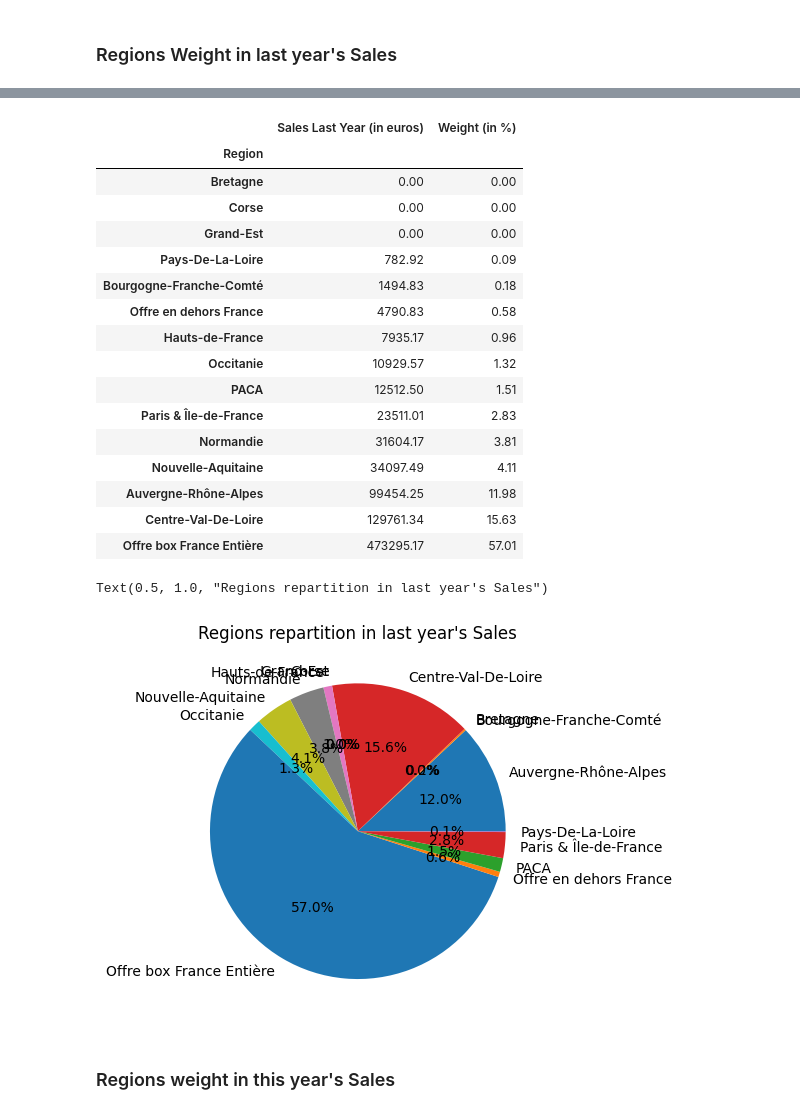
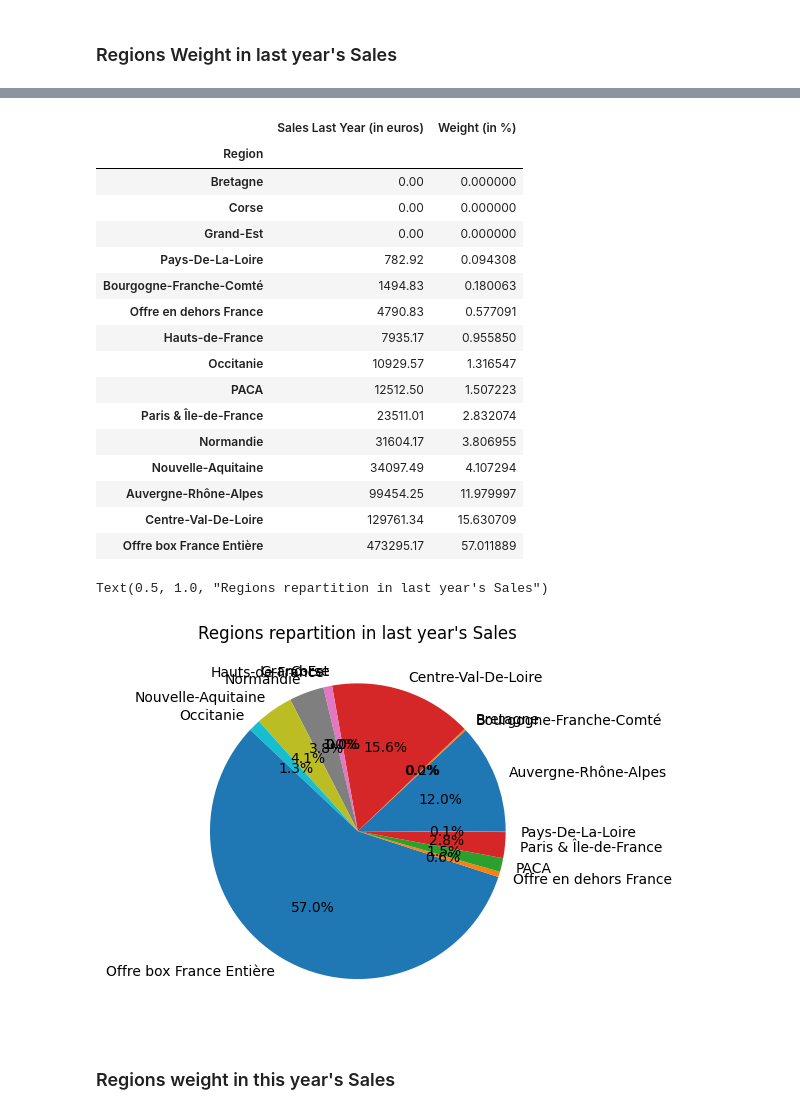
Before and after one commit to Alhuin/SmartBoxAnalysis, a Jupyter notebook: SmartBoxAnalysis.ipynb, the cells around one changed output, grey strips where cells are left out. Cells and saved outputs as stored; diff of their text form; code cells hidden in the pictures.

```diff
--- a/SmartBoxAnalysis.ipynb
+++ b/SmartBoxAnalysis.ipynb
@@ -270,10 +280,10 @@ Text(0.5, 1.0, 'Conversion Rate Evolution By Category')
 # %%
 sales_by_region = pd.Series(sales.groupby("Region")["Sales"].sum(), name="Sales (in euros)")
 sales_by_region_last_year = pd.Series(sales.groupby("Region")["Sales Last Year"].sum(), name="Sales Last Year (in euros)")
-weight_last_year = pd.Series((sales_by_region_last_year * 100 / total_sales_last_year).round(2), name="Weight (in %)")
-weight = pd.Series((sales_by_region * 100 / total_sales).round(2), name="Weight (in %)")
+weight_last_year = pd.Series((sales_by_region_last_year * 100 / total_sales_last_year), name="Weight (in %)")
+weight = pd.Series((sales_by_region * 100 / total_sales), name="Weight (in %)")
 
-print(f'total sales of last year: {total_sales_last_year.round(2)} euros')
+print(f'total sales of last year: {total_sales_last_year} euros')
 display(pd.concat([sales_by_region_last_year, weight_last_year], axis=1).sort_values(by="Weight (in %)"))
 fig, ax = plt.subplots()
 ax.pie(sales_by_region_last_year, labels=sales_by_region_last_year.keys(), autopct='%1.1f%%')
@@ -283,20 +293,20 @@ total sales of last year: 830169.25 euros
 |  | Sales Last Year (in euros) | Weight (in %) |
 | Region |  |  |
-| Bretagne | 0.00 | 0.00 |
-| Corse | 0.00 | 0.00 |
-| Grand-Est | 0.00 | 0.00 |
-| Pays-De-La-Loire | 782.92 | 0.09 |
-| Bourgogne-Franche-Comté | 1494.83 | 0.18 |
-| Offre en dehors France | 4790.83 | 0.58 |
-| Hauts-de-France | 7935.17 | 0.96 |
-| Occitanie | 10929.57 | 1.32 |
-| PACA | 12512.50 | 1.51 |
-| Paris & Île-de-France | 23511.01 | 2.83 |
-| Normandie | 31604.17 | 3.81 |
-| Nouvelle-Aquitaine | 34097.49 | 4.11 |
-| Auvergne-Rhône-Alpes | 99454.25 | 11.98 |
-| Centre-Val-De-Loire | 129761.34 | 15.63 |
-| Offre box France Entière | 473295.17 | 57.01 |
+| Bretagne | 0.00 | 0.000000 |
+| Corse | 0.00 | 0.000000 |
+| Grand-Est | 0.00 | 0.000000 |
+| Pays-De-La-Loire | 782.92 | 0.094308 |
+| Bourgogne-Franche-Comté | 1494.83 | 0.180063 |
+| Offre en dehors France | 4790.83 | 0.577091 |
+| Hauts-de-France | 7935.17 | 0.955850 |
+| Occitanie | 10929.57 | 1.316547 |
+| PACA | 12512.50 | 1.507223 |
+| Paris & Île-de-France | 23511.01 | 2.832074 |
+| Normandie | 31604.17 | 3.806955 |
+| Nouvelle-Aquitaine | 34097.49 | 4.107294 |
+| Auvergne-Rhône-Alpes | 99454.25 | 11.979997 |
+| Centre-Val-De-Loire | 129761.34 | 15.630709 |
+| Offre box France Entière | 473295.17 | 57.011889 |
 Text(0.5, 1.0, "Regions repartition in last year's Sales")
 [figure]
 # %% [markdown]
```
Also changed, not shown: parts of 24 cells of this notebook.
